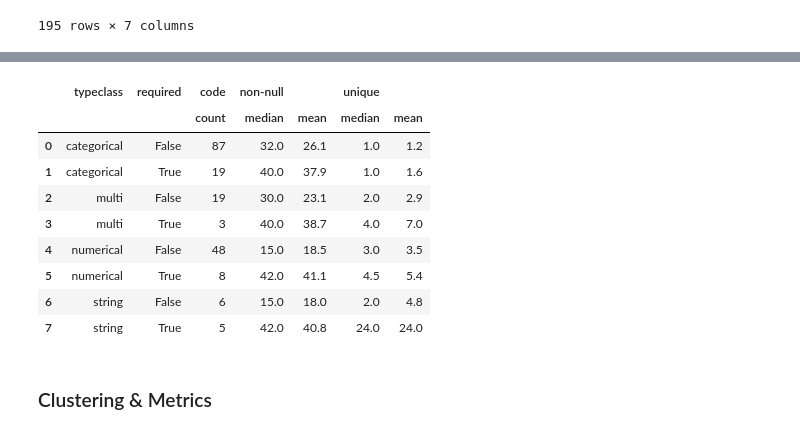
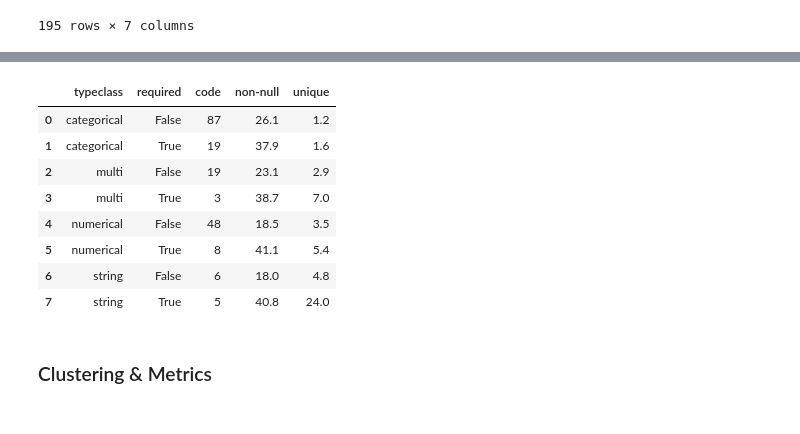
Before and after one commit to hd-code/ma-product-clustering, a Jupyter notebook: cluster-analysis/notebooks/clustering/2-phones.ipynb, the cells around one changed output, grey strips where cells are left out. Cells and saved outputs as stored; diff of their text form; code cells hidden in the pictures.

```diff
--- a/cluster-analysis/notebooks/clustering/2-phones.ipynb
+++ b/cluster-analysis/notebooks/clustering/2-phones.ipynb
@@ -138,21 +153,20 @@ attr_df.sort_values(["required", "non-null"], ascending=[False, False])
 # %%
 cols = ["code", "typeclass", "required", "non-null", "unique"]
 attr_df[cols].groupby(["typeclass", "required"]).agg({
     "code": "count",
-    "non-null": ["median", "mean"],
-    "unique": ["median", "mean"],
+    "non-null": "mean",
+    "unique": "mean",
 }).reset_index().round(1)
 # %% [output]
-|  | typeclass | required | code | non-null |  | unique |  |
-|  |  |  | count | median | mean | median | mean |
-| 0 | categorical | False | 87 | 32.0 | 26.1 | 1.0 | 1.2 |
-| 1 | categorical | True | 19 | 40.0 | 37.9 | 1.0 | 1.6 |
-| 2 | multi | False | 19 | 30.0 | 23.1 | 2.0 | 2.9 |
-| 3 | multi | True | 3 | 40.0 | 38.7 | 4.0 | 7.0 |
-| 4 | numerical | False | 48 | 15.0 | 18.5 | 3.0 | 3.5 |
-| 5 | numerical | True | 8 | 42.0 | 41.1 | 4.5 | 5.4 |
-| 6 | string | False | 6 | 15.0 | 18.0 | 2.0 | 4.8 |
-| 7 | string | True | 5 | 42.0 | 40.8 | 24.0 | 24.0 |
+|  | typeclass | required | code | non-null | unique |
+| 0 | categorical | False | 87 | 26.1 | 1.2 |
+| 1 | categorical | True | 19 | 37.9 | 1.6 |
+| 2 | multi | False | 19 | 23.1 | 2.9 |
+| 3 | multi | True | 3 | 38.7 | 7.0 |
+| 4 | numerical | False | 48 | 18.5 | 3.5 |
+| 5 | numerical | True | 8 | 41.1 | 5.4 |
+| 6 | string | False | 6 | 18.0 | 4.8 |
+| 7 | string | True | 5 | 40.8 | 24.0 |
 # %% [markdown]
 ### Clustering & Metrics
 # %%
```
Also changed, not shown: parts of 15 cells of this notebook, 2 other files.
